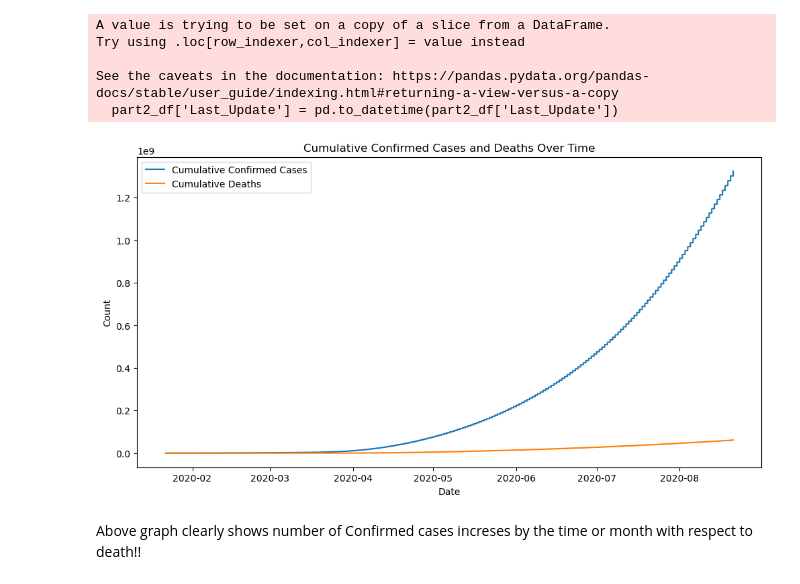
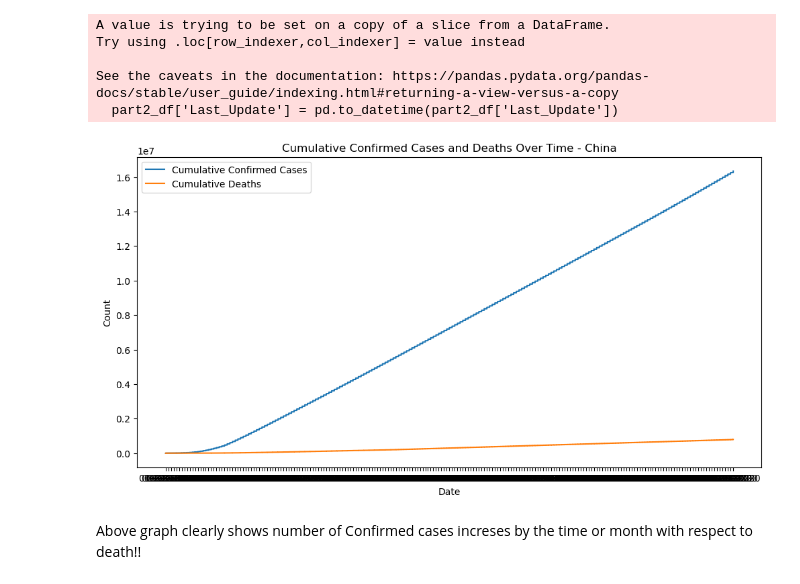
Before and after one commit to jkapoor18/World_covid_dataset, a Jupyter notebook: World_covid_dataset.ipynb, the cells around one changed output. Saved outputs shown, nothing was run; the diff lists cells and outputs as text; code cells hidden in the pictures.

```diff
--- a/World_covid_dataset.ipynb
+++ b/World_covid_dataset.ipynb
@@ -332,17 +332,23 @@ Try using .loc[row_indexer,col_indexer] = value instead
 See the caveats in the documentation: https://pandas.pydata.org/pandas-docs/stable/user_guide/indexing.html#returning-a-view-versus-a-copy
   part2_df['Last_Update'] = pd.to_datetime(part2_df['Last_Update'])
 # %%
-# Plotting cumulative confirmed cases and deaths over time
+# Selecting a country with more than 200 unique date values
+selected_country = data.groupby('Country')['Last_Update'].nunique().nlargest(1).index[0]
+
+# Filtering data for the selected country
+selected_country_data = data[data['Country'] == selected_country]
+
+# Plotting cumulative confirmed cases and deaths over time for the selected country
 plt.figure(figsize=(12, 6))
-plt.plot(part2_df['Last_Update'], part2_df['Confirmed'].cumsum(), label='Cumulative Confirmed Cases')
-plt.plot(part2_df['Last_Update'], part2_df['Deaths'].cumsum(), label='Cumulative Deaths')
-plt.title('Cumulative Confirmed Cases and Deaths Over Time')
+plt.plot(selected_country_data['Last_Update'], selected_country_data['Confirmed'].cumsum(), label='Cumulative Confirmed Cases')
+plt.plot(selected_country_data['Last_Update'], selected_country_data['Deaths'].cumsum(), label='Cumulative Deaths')
+plt.title(f'Cumulative Confirmed Cases and Deaths Over Time - {selected_country}')
 plt.xlabel('Date')
 plt.ylabel('Count')
 plt.legend()
 plt.show()
 # %% [output]
-[figure, old version]
+[figure, new version]
 # %% [markdown]
 Above graph clearly shows number of Confirmed cases increses by the time or month with respect to death!!
 # %% [markdown]
```
Also changed, not shown: parts of 1 cell of this notebook.
